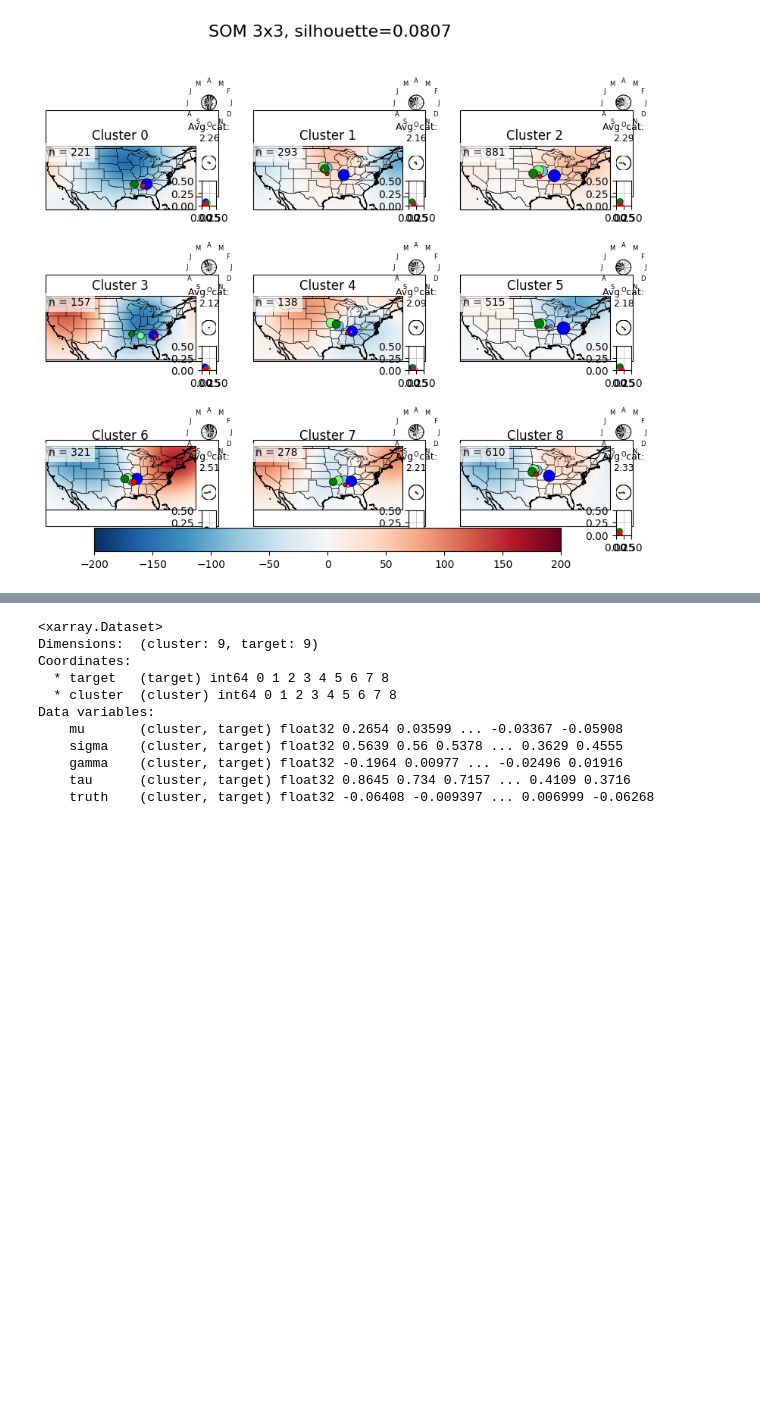
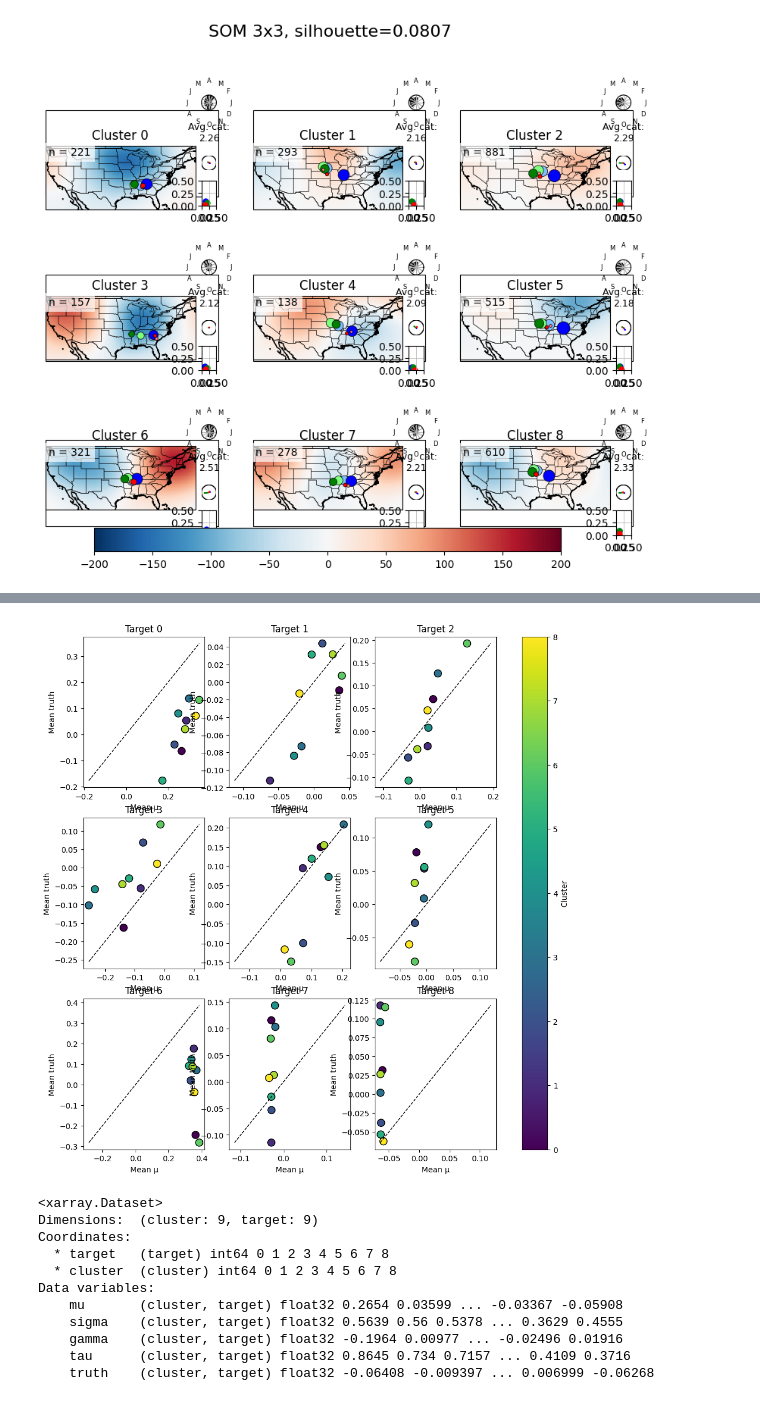
Before and after one commit to milesepstein13/convective_outlook_ml, a Jupyter notebook: cluster_analysis.ipynb, the cells around one changed output, grey strips where cells are left out. Saved outputs shown, nothing was run; the diff lists cells and outputs as text; code cells hidden in the pictures; blank space fills up the shorter version.

```diff
--- a/cluster_analysis.ipynb
+++ b/cluster_analysis.ipynb
@@ -398,3 +439,38 @@ Data variables:
+# %%
+clusters = mu_mean['cluster'].values
+norm = plt.Normalize(clusters.min(), clusters.max())
+cmap = plt.cm.viridis
+
+fig, axes = plt.subplots(3, 3, figsize=(12, 12))
+axes = axes.ravel()
+
+for t in mu_mean['target'].values:
+    ax = axes[t]
+
+    x = mu_mean.sel(target=t).values      # 9 clusters
+    y = truth_mean.sel(target=t).values
+
+    sc = ax.scatter(
+        x, y,
+        c=clusters,
+        cmap=cmap,
+        norm=norm,
+        s=90,
+        edgecolor='k'
+    )
+
+    lo = min(x.min(), y.min())
+    hi = max(x.max(), y.max())
+    ax.plot([lo, hi], [lo, hi], 'k--', lw=1)
+
+    ax.set_title(f'Target {t}')
+    ax.set_xlabel('Mean μ')
+    ax.set_ylabel('Mean truth')
+
+cbar = fig.colorbar(sc, ax=axes.tolist(), label='Cluster')
+#plt.tight_layout()
+# %% [output]
+[figure, added]
 # %%
 results.groupby('cluster').mean('time')
 # %% [output]
```
Also changed, not shown: parts of 4 cells of this notebook, 1 other file.
